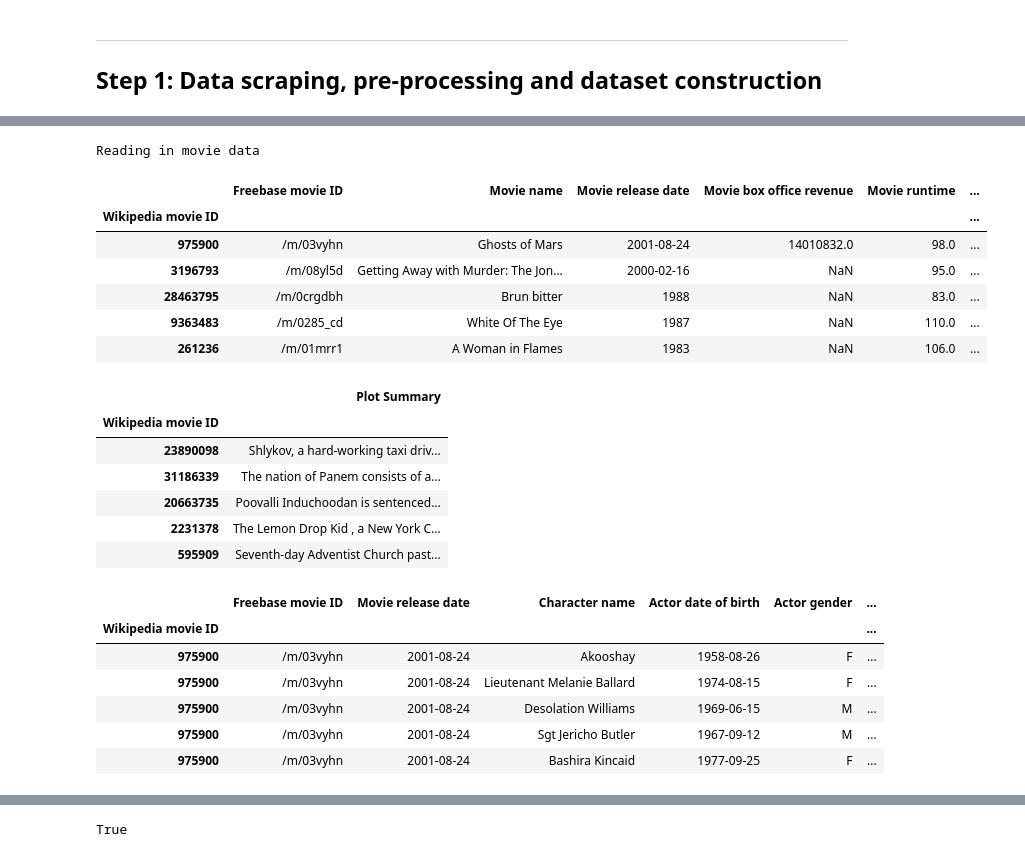
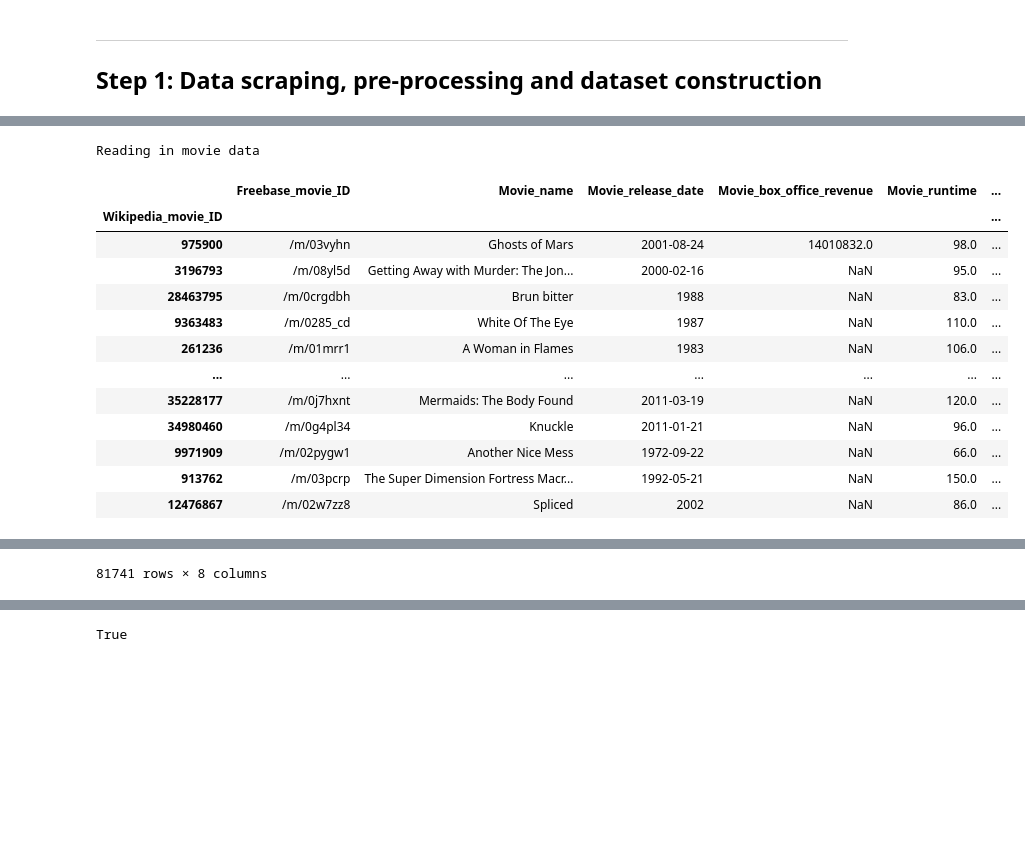
Before and after one commit to epfl-ada/ada-2022-project-cyga, a Jupyter notebook: preprocessing.ipynb, the cells around one changed output, grey strips where cells are left out. Cells and saved outputs as stored; diff of their text form; code cells hidden in the pictures; blank space fills up the shorter version.

```diff
--- a/preprocessing.ipynb
+++ b/preprocessing.ipynb
@@ -125,19 +82,16 @@ First we will properly name each column of in order to manipulate in an easier w
 # %%
 def dict_to_cols(row):
     '''
-    Allows to transform the dictionnary into a dataframe with multiple columns.
-    :param row : row to transform
-    :return :
+    allows to transform the dictionnary into  a dataframe with multiple columns
     '''
     d = js.loads(row[1])
     return row[0], *list(d.values())
 
-def dict_to_lst(stri):
+def dict_to_lst(str):
     '''
-    Allows to transform a dictionnary into a list of features.
-    :param stri :
-    :return : list of features
+    allows to transform a dictionnary into a list of features
     '''
-    dict = ast.literal_eval(stri)
+
+    dict = ast.literal_eval(str)
     lst  = list(dict.values())
     return lst
@@ -150,55 +98,45 @@ We also need to look for any column containing NaN values and see what we want t
 # %%
 print("Reading in movie data")
 
 #Read in movie metadata, plot summaries, and character metadata.
-movie_headers = ['Wikipedia movie ID', 'Freebase movie ID', 'Movie name','Movie release date','Movie box office revenue',
-                 'Movie runtime','Movie languages','Movie countries','Movie genres']
-plot_headers = ['Wikipedia movie ID','Plot Summary']
-character_headers = ['Wikipedia movie ID', 'Freebase movie ID','Movie release date','Character name','Actor date of birth',
-                     'Actor gender','Actor height','Actor ethnicity','Actor name','Actor age at movie release',
-                     'Freebase character/actor map ID','Freebase character ID','Freebase actor ID']
-name_clusters_headers=['Character name', 'id']
-name_clusters_headers=['Character name', 'id']
-tv_tropes_cluster_headers=['Trope','Character name','movie','id','actor']
+movie_headers = ['Wikipedia_movie_ID', 'Freebase_movie_ID', 'Movie_name','Movie_release_date','Movie_box_office_revenue',
+                 'Movie_runtime','Movie_languages','Movie_countries','Movie_genres']
+plot_headers = ['Wikipedia_movie_ID','Plot_Summary']
+character_headers = ['Wikipedia_movie_ID', 'Freebase_movie_ID','Movie_release_date','Character_name','Actor_date_of_birth',
+                     'Actor_gender','Actor_height','Actor_ethnicity','Actor_name','Actor_age_at_movie_release',
+                     'Freebase_character_actor_map_ID','Freebase_character_ID','Freebase_actor_ID']
+name_clusters_headers=['Character_name', 'id']
+name_clusters_headers=['Character_name', 'id']
+tv_tropes_cluster_headers=['Trope','Character_name','movie','id','actor']
 
 
 movie_metadata = pd.read_csv(PATH_MOVIE_METADATA,sep='\t',header=None,names=movie_headers,index_col=0)
 plot_summaries = pd.read_csv(PATH_PLOT_SUMMARY,sep='\t',index_col=0,names=plot_headers)
-character_metadata = pd.read_csv(PATH_CHARACTER_METADATA,sep='\t',header=None,names=character_headers,index_col='Wikipedia movie ID')
+character_metadata = pd.read_csv(PATH_CHARACTER_METADATA,sep='\t',header=None,names=character_headers,index_col='Wikipedia_movie_ID')
 name_clusters=pd.read_csv(PATH_NAME_CLUSTERS,sep='\t',header=None,names=name_clusters_headers,index_col='id')
 tv_tropes_clusters = pd.read_csv(PATH_TV_TROPES_CLUSTERS,sep='\t',header=None).apply(dict_to_cols, axis=1, result_type='expand')
-
 tv_tropes_clusters.columns = tv_tropes_cluster_headers
 tv_tropes_clusters.set_index('id')
-movie_metadata['Movie languages']=movie_metadata['Movie languages'].apply(lambda x: dict_to_lst(x))
-movie_metadata['Movie countries']=movie_metadata['Movie countries'].apply(lambda x: dict_to_lst(x))
-movie_metadata['Movie genres']=movie_metadata['Movie genres'].apply(lambda x: dict_to_lst(x))
-
-display(movie_metadata.head())
-display(plot_summaries.head())
-display(character_metadata.head())
-display(name_clusters.head())
-display(tv_tropes_clusters.head())
+movie_metadata['Movie_languages']=movie_metadata['Movie_languages'].apply(lambda x: dict_to_lst(x))
+movie_metadata['Movie_countries']=movie_metadata['Movie_countries'].apply(lambda x: dict_to_lst(x))
+movie_metadata['Movie_genres']=movie_metadata['Movie_genres'].apply(lambda x: dict_to_lst(x))
+movie_metadata
+'''
+s'il y moyen de taper les 3 dernières lignes en une ce serait nickel!!
+'''
+movie_metadata
 # %% [output]
 Reading in movie data
-|  | Freebase movie ID | Movie name | Movie release date | Movie box office revenue | Movie runtime | ... |
-| Wikipedia movie ID |  |  |  |  |  | ... |
+|  | Freebase_movie_ID | Movie_name | Movie_release_date | Movie_box_office_revenue | Movie_runtime | ... |
+| Wikipedia_movie_ID |  |  |  |  |  | ... |
 | 975900 | /m/03vyhn | Ghosts of Mars | 2001-08-24 | 14010832.0 | 98.0 | ... |
 | 3196793 | /m/08yl5d | Getting Away with Murder: The Jon... | 2000-02-16 | NaN | 95.0 | ... |
 | 28463795 | /m/0crgdbh | Brun bitter | 1988 | NaN | 83.0 | ... |
 | 9363483 | /m/0285_cd | White Of The Eye | 1987 | NaN | 110.0 | ... |
 | 261236 | /m/01mrr1 | A Woman in Flames | 1983 | NaN | 106.0 | ... |
+| ... | ... | ... | ... | ... | ... | ... |
+| 35228177 | /m/0j7hxnt | Mermaids: The Body Found | 2011-03-19 | NaN | 120.0 | ... |
+| 34980460 | /m/0g4pl34 | Knuckle | 2011-01-21 | NaN | 96.0 | ... |
+| 9971909 | /m/02pygw1 | Another Nice Mess | 1972-09-22 | NaN | 66.0 | ... |
+| 913762 | /m/03pcrp | The Super Dimension Fortress Macr... | 1992-05-21 | NaN | 150.0 | ... |
+| 12476867 | /m/02w7zz8 | Spliced | 2002 | NaN | 86.0 | ... |
-|  | Plot Summary |
-| Wikipedia movie ID |  |
-| 23890098 | Shlykov, a hard-working taxi driv... |
-| 31186339 | The nation of Panem consists of a... |
-| 20663735 | Poovalli Induchoodan is sentenced... |
-| 2231378 | The Lemon Drop Kid , a New York C... |
-| 595909 | Seventh-day Adventist Church past... |
-|  | Freebase movie ID | Movie release date | Character name | Actor date of birth | Actor gender | ... |
-| Wikipedia movie ID |  |  |  |  |  | ... |
-| 975900 | /m/03vyhn | 2001-08-24 | Akooshay | 1958-08-26 | F | ... |
-| 975900 | /m/03vyhn | 2001-08-24 | Lieutenant Melanie Ballard | 1974-08-15 | F | ... |
-| 975900 | /m/03vyhn | 2001-08-24 | Desolation Williams | 1969-06-15 | M | ... |
-| 975900 | /m/03vyhn | 2001-08-24 | Sgt Jericho Butler | 1967-09-12 | M | ... |
-| 975900 | /m/03vyhn | 2001-08-24 | Bashira Kincaid | 1977-09-25 | F | ... |
@@ -217,0 +143 @@ Reading in movie data
+81741 rows × 8 columns
```
Also changed, not shown: parts of 84 cells of this notebook.
